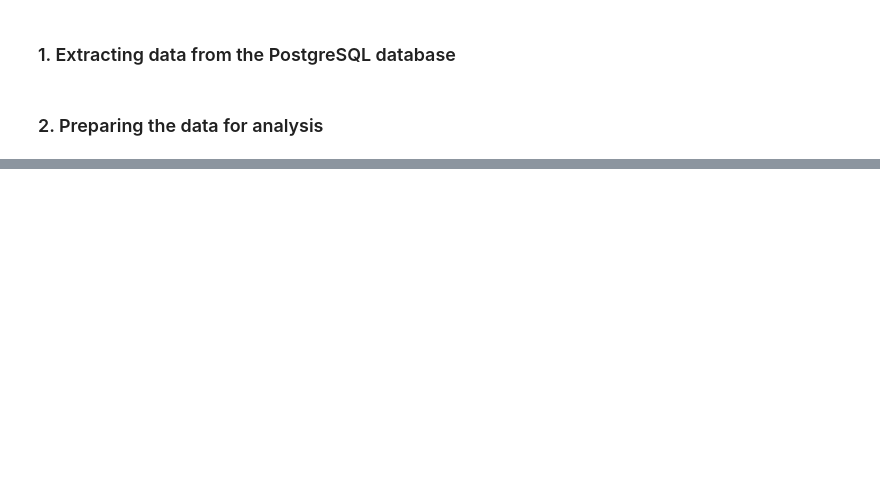
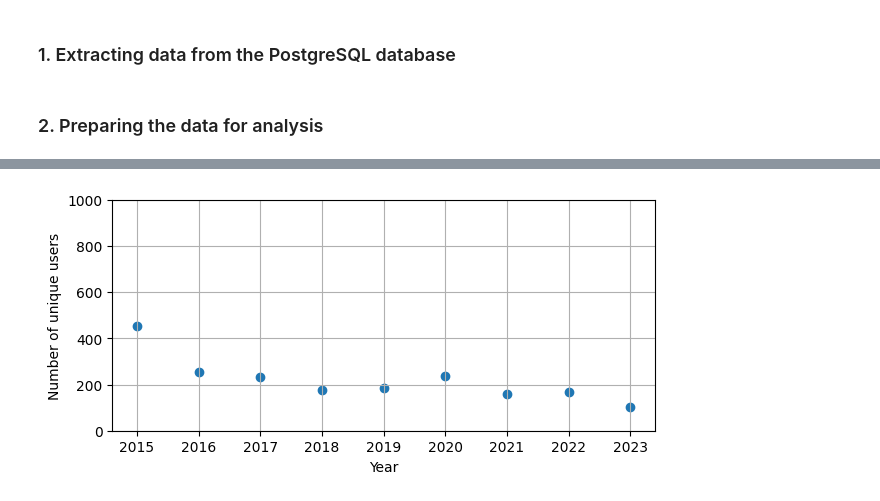
Before and after one commit to alexeykosh/2023-slovotvir-reuse-analysis, a Jupyter notebook: notebooks/data-sql.ipynb, the cells around one changed output, grey strips where cells are left out. Drawn from its saved outputs; the diff is of its cells as text; code cells hidden in the pictures; blank space fills up the shorter version.

```diff
--- a/notebooks/data-sql.ipynb
+++ b/notebooks/data-sql.ipynb
@@ -66,0 +102,4 @@ df['translation_created_at_year'] = df['translation_created_at'].dt.year
+# %%
+plot_unique_user_difference(df, 'translation_created_at_year', user_id='translation_user_id')
+# %% [output]
+[figure, added]
```
Also changed, not shown: parts of 24 cells of this notebook, 1 other file.
